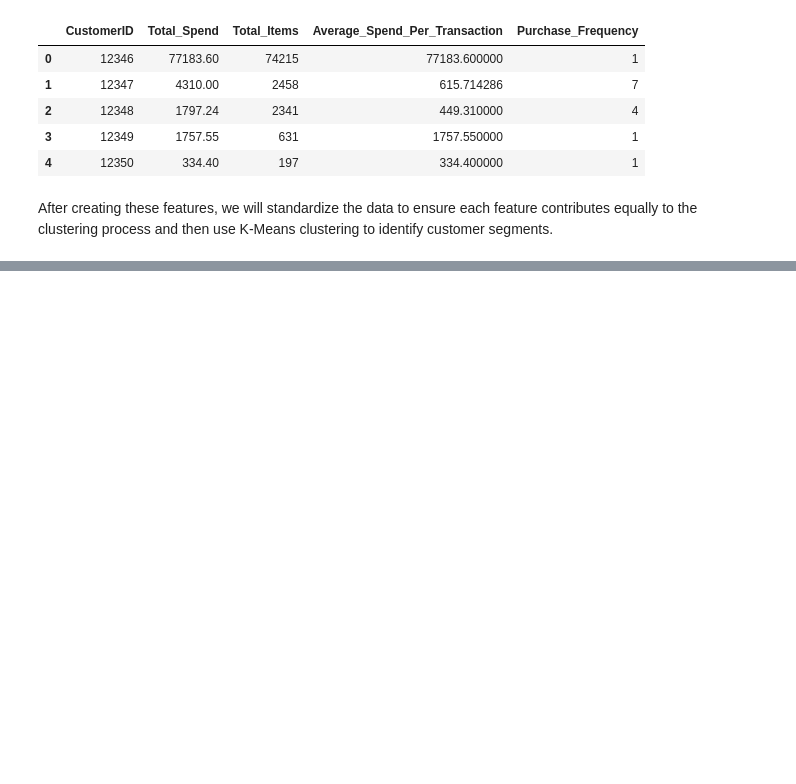
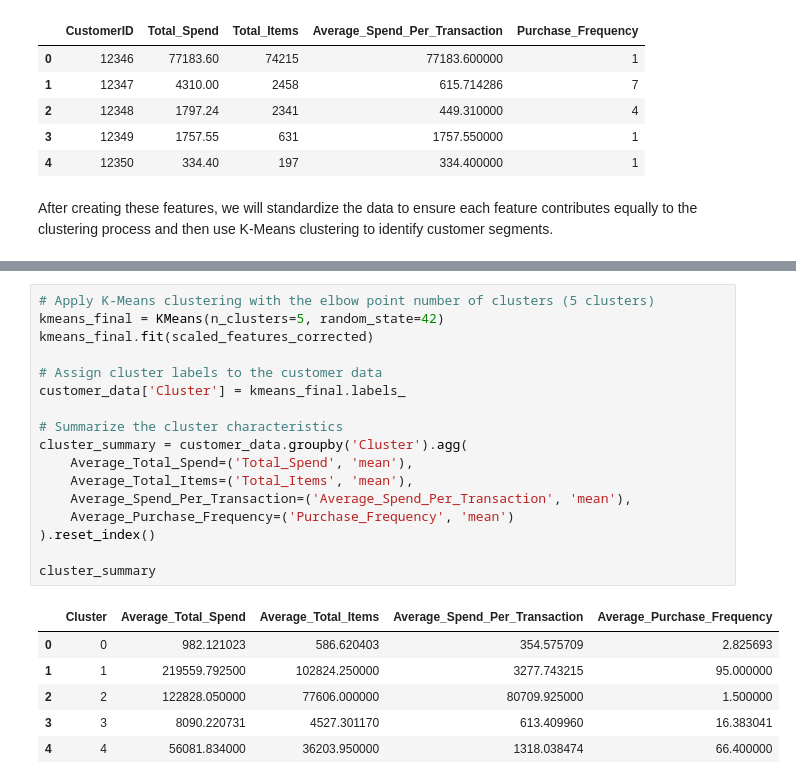
Before and after one commit to hliu528/Customer_Segmentation, a Jupyter notebook: code.ipynb, the cells around one changed output, grey strips where cells are left out. Saved outputs shown, nothing was run; the diff lists cells and outputs as text; blank space fills up the shorter version.

```diff
--- a/code.ipynb
+++ b/code.ipynb
@@ -259,0 +282,24 @@ plt.show()
+# %%
+# Apply K-Means clustering with the elbow point number of clusters (5 clusters)
+kmeans_final = KMeans(n_clusters=5, random_state=42)
+kmeans_final.fit(scaled_features_corrected)
+
+# Assign cluster labels to the customer data
+customer_data['Cluster'] = kmeans_final.labels_
+
+# Summarize the cluster characteristics
+cluster_summary = customer_data.groupby('Cluster').agg(
+    Average_Total_Spend=('Total_Spend', 'mean'),
+    Average_Total_Items=('Total_Items', 'mean'),
+    Average_Spend_Per_Transaction=('Average_Spend_Per_Transaction', 'mean'),
+    Average_Purchase_Frequency=('Purchase_Frequency', 'mean')
+).reset_index()
+
+cluster_summary
+# %% [output]
+|  | Cluster | Average_Total_Spend | Average_Total_Items | Average_Spend_Per_Transaction | Average_Purchase_Frequency |
+| 0 | 0 | 982.121023 | 586.620403 | 354.575709 | 2.825693 |
+| 1 | 1 | 219559.792500 | 102824.250000 | 3277.743215 | 95.000000 |
+| 2 | 2 | 122828.050000 | 77606.000000 | 80709.925000 | 1.500000 |
+| 3 | 3 | 8090.220731 | 4527.301170 | 613.409960 | 16.383041 |
+| 4 | 4 | 56081.834000 | 36203.950000 | 1318.038474 | 66.400000 |
```
Also changed, not shown: parts of 6 cells of this notebook.
